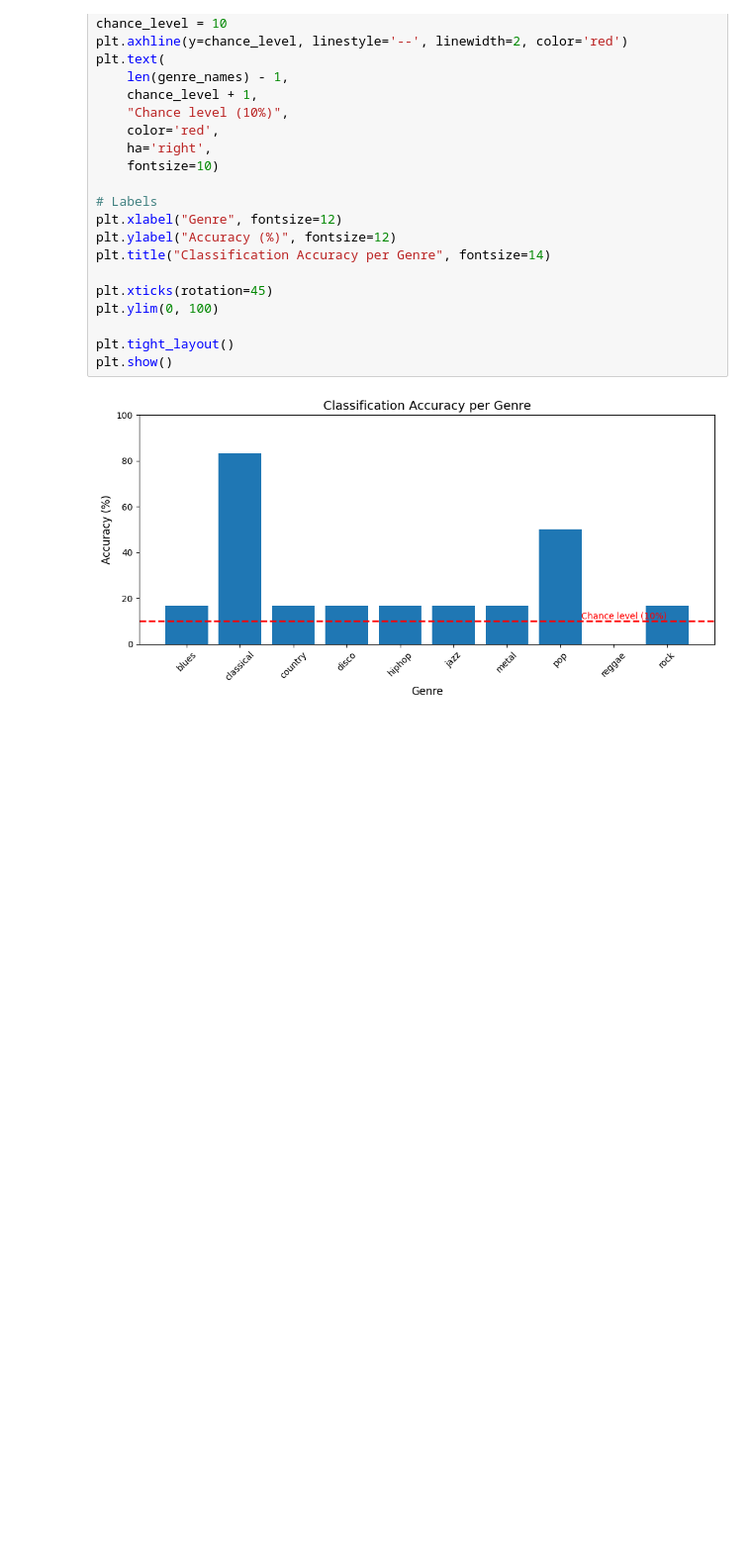
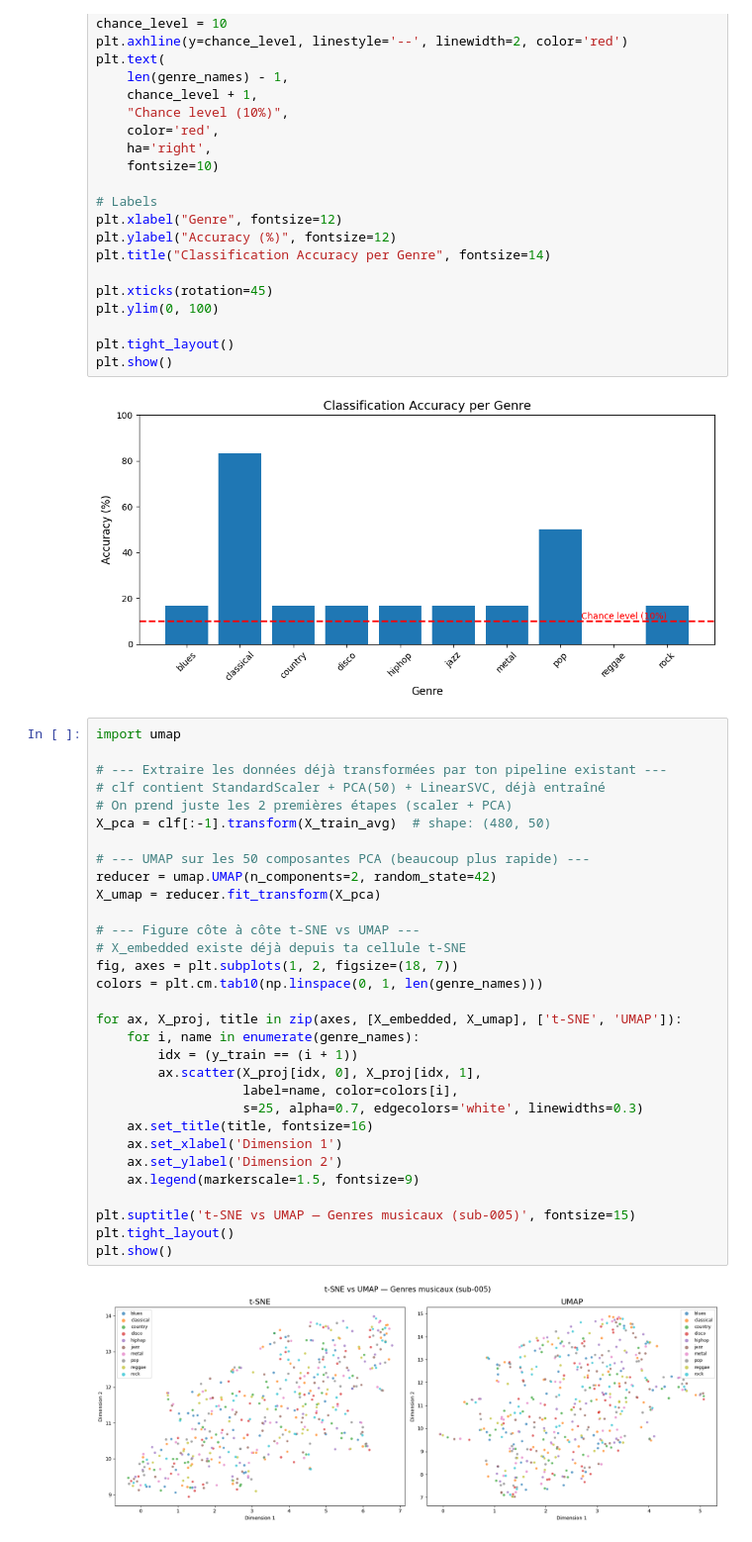
Before and after one commit to psy3019-6973-2026/BuuNguyen_Exercise_5, a Jupyter notebook: tasks/task_1.ipynb, the cells around one changed output. Shown at 99% size. Cells and saved outputs as stored; diff of their text form; blank space fills up the shorter version.

```diff
--- a/tasks/task_1.ipynb
+++ b/tasks/task_1.ipynb
@@ -506,3 +506,36 @@ plt.tight_layout()
 plt.show()
 # %% [output]
 [figure]
+# %%
+import umap
+
+# --- Extraire les données déjà transformées par ton pipeline existant ---
+# clf contient StandardScaler + PCA(50) + LinearSVC, déjà entraîné
+# On prend juste les 2 premières étapes (scaler + PCA)
+X_pca = clf[:-1].transform(X_train_avg)  # shape: (480, 50)
+
+# --- UMAP sur les 50 composantes PCA (beaucoup plus rapide) ---
+reducer = umap.UMAP(n_components=2, random_state=42)
+X_umap = reducer.fit_transform(X_pca)
+
+# --- Figure côte à côte t-SNE vs UMAP ---
+# X_embedded existe déjà depuis ta cellule t-SNE
+fig, axes = plt.subplots(1, 2, figsize=(18, 7))
+colors = plt.cm.tab10(np.linspace(0, 1, len(genre_names)))
+
+for ax, X_proj, title in zip(axes, [X_embedded, X_umap], ['t-SNE', 'UMAP']):
+    for i, name in enumerate(genre_names):
+        idx = (y_train == (i + 1))
+        ax.scatter(X_proj[idx, 0], X_proj[idx, 1],
+                   label=name, color=colors[i],
+                   s=25, alpha=0.7, edgecolors='white', linewidths=0.3)
+    ax.set_title(title, fontsize=16)
+    ax.set_xlabel('Dimension 1')
+    ax.set_ylabel('Dimension 2')
+    ax.legend(markerscale=1.5, fontsize=9)
+
+plt.suptitle('t-SNE vs UMAP — Genres musicaux (sub-005)', fontsize=15)
+plt.tight_layout()
+plt.show()
+# %% [output]
+[figure, added]
```
Also changed, not shown: parts of 8 cells of this notebook, 3 other files.
